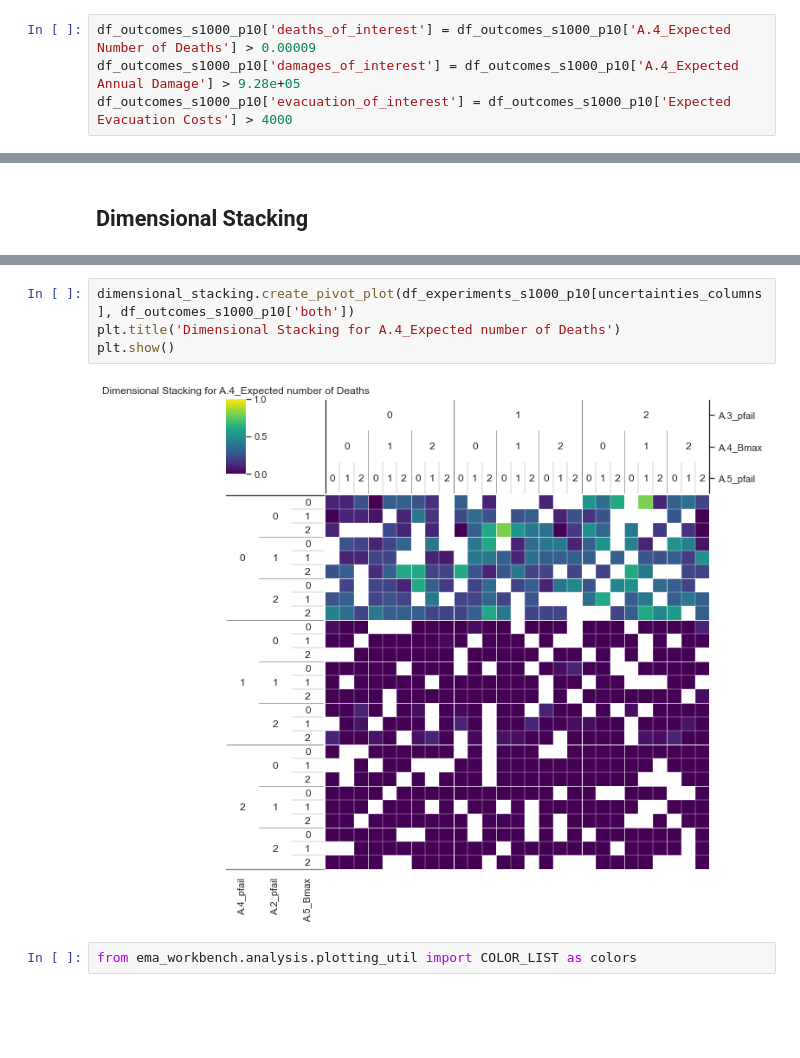
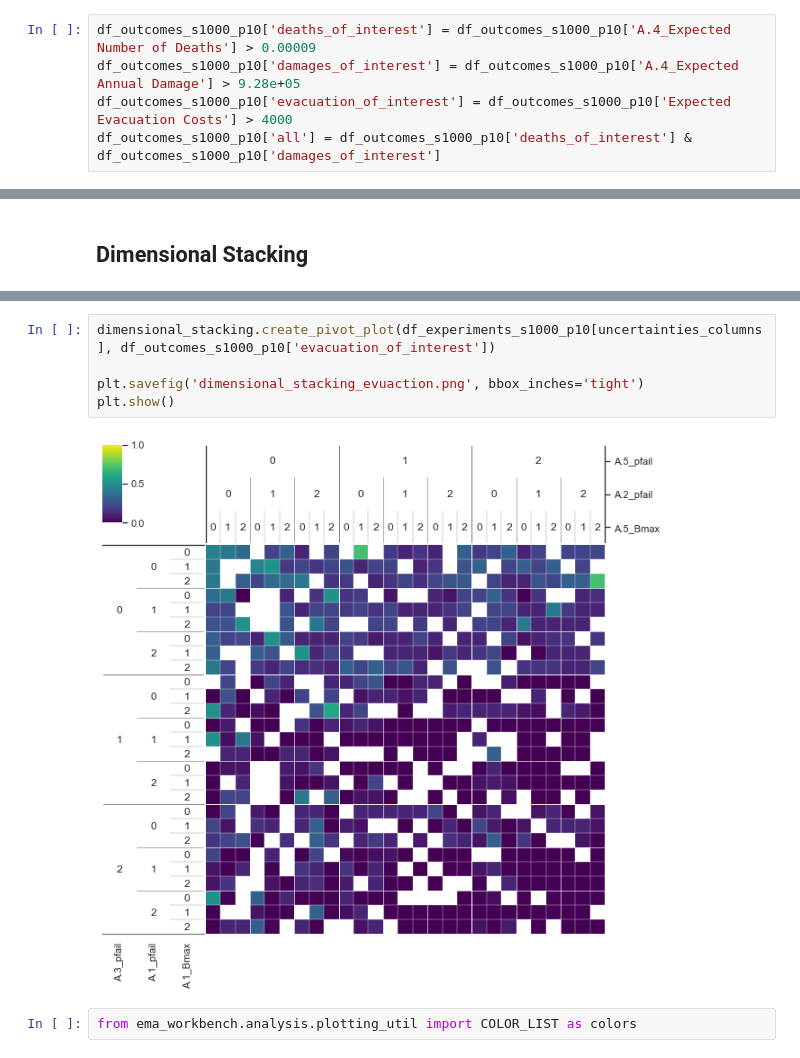
Before and after one commit to WillemijnTutu/EPA1361_group16, a Jupyter notebook: Scenario_Analysis.ipynb, the cells around one changed output, grey strips where cells are left out. Cells and saved outputs as stored; diff of their text form; blank space fills up the shorter version.

```diff
--- a/Scenario_Analysis.ipynb
+++ b/Scenario_Analysis.ipynb
@@ -143,3 +143,4 @@ plt.show()
 df_outcomes_s1000_p10['deaths_of_interest'] = df_outcomes_s1000_p10['A.4_Expected Number of Deaths'] > 0.00009
 df_outcomes_s1000_p10['damages_of_interest'] = df_outcomes_s1000_p10['A.4_Expected Annual Damage'] > 9.28e+05
 df_outcomes_s1000_p10['evacuation_of_interest'] = df_outcomes_s1000_p10['Expected Evacuation Costs'] > 4000
+df_outcomes_s1000_p10['all'] = df_outcomes_s1000_p10['deaths_of_interest'] & df_outcomes_s1000_p10['damages_of_interest']
@@ -234,9 +291,10 @@ plt.show()
 # %%
-dimensional_stacking.create_pivot_plot(df_experiments_s1000_p10[uncertainties_columns], df_outcomes_s1000_p10['both'])
-plt.title('Dimensional Stacking for A.4_Expected number of Deaths')
+dimensional_stacking.create_pivot_plot(df_experiments_s1000_p10[uncertainties_columns], df_outcomes_s1000_p10['evacuation_of_interest'])
+
+plt.savefig('dimensional_stacking_evuaction.png', bbox_inches='tight')
 plt.show()
 # %% [output]
-[figure, old version]
+[figure, new version]
 # %%
 from ema_workbench.analysis.plotting_util import COLOR_LIST as colors
 # %%
```
Also changed, not shown: parts of 31 cells of this notebook, 13 other files.
